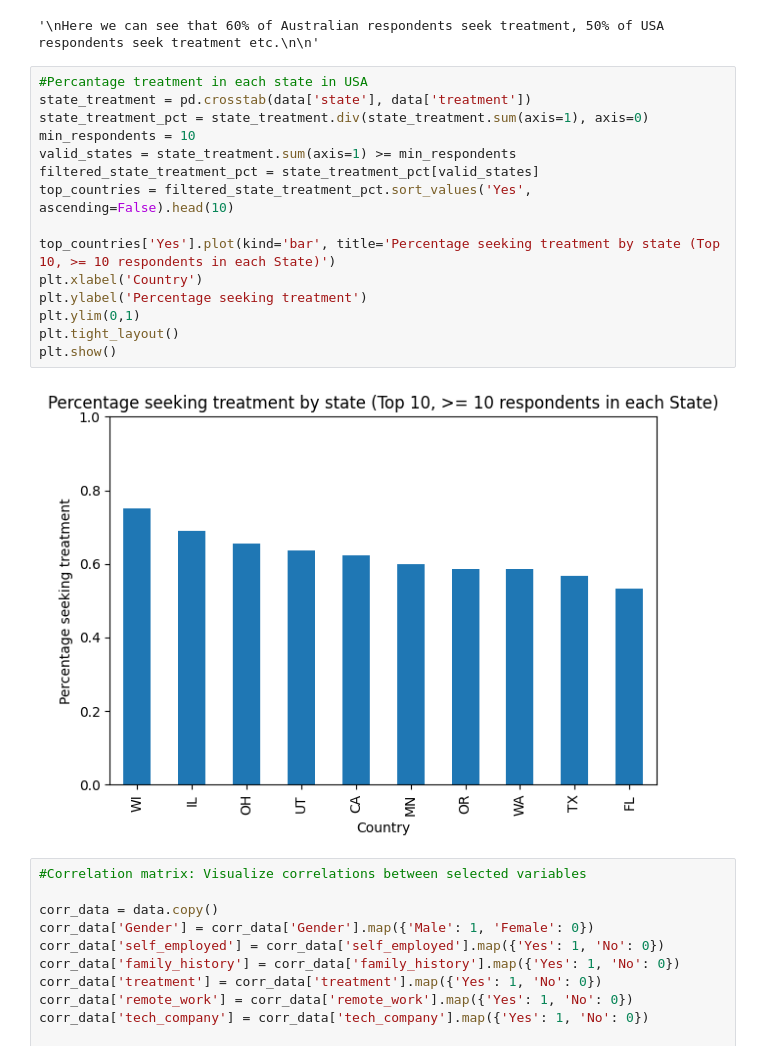
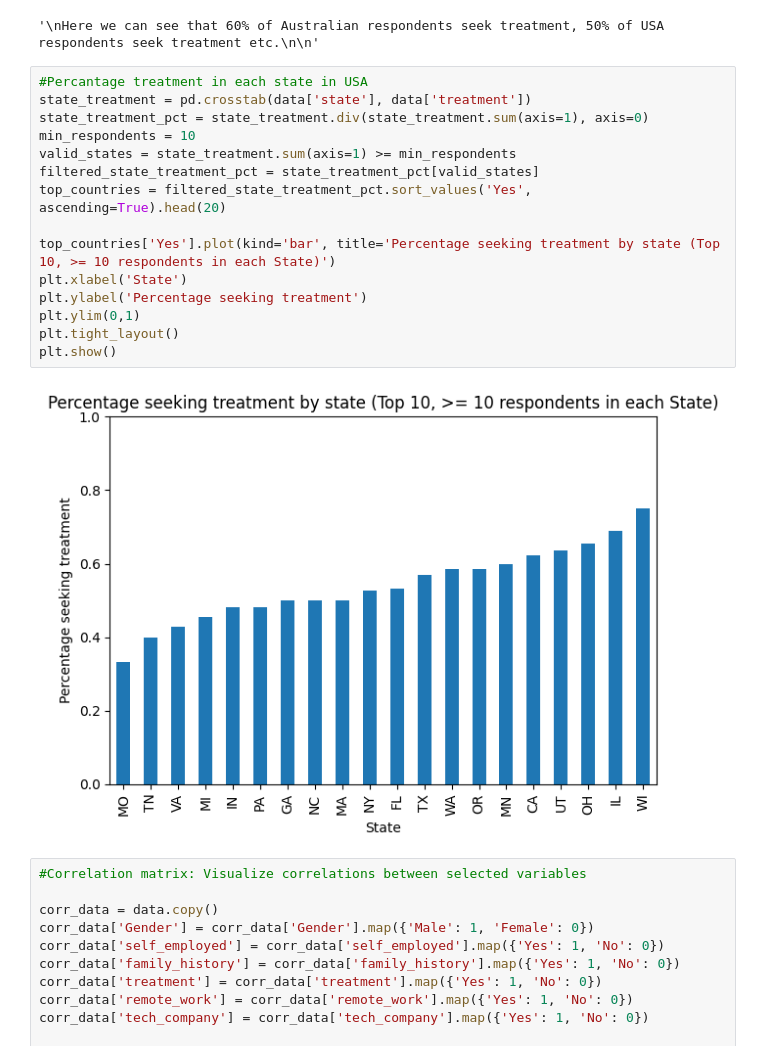
Before and after one commit to janek-j/intro_to_data_analytics, a Jupyter notebook: lab1/advanced/mental_health_exploration.ipynb, the cells around one changed output. Drawn from its saved outputs; the diff is of its cells as text.

```diff
--- a/lab1/advanced/mental_health_exploration.ipynb
+++ b/lab1/advanced/mental_health_exploration.ipynb
@@ -482,20 +487,20 @@ Here we can see that 60% of Australian respondents seek treatment, 50% of USA re
 # %%
 #Percantage treatment in each state in USA
 state_treatment = pd.crosstab(data['state'], data['treatment'])
 state_treatment_pct = state_treatment.div(state_treatment.sum(axis=1), axis=0)
 min_respondents = 10
 valid_states = state_treatment.sum(axis=1) >= min_respondents
 filtered_state_treatment_pct = state_treatment_pct[valid_states]
-top_countries = filtered_state_treatment_pct.sort_values('Yes', ascending=False).head(10)
+top_countries = filtered_state_treatment_pct.sort_values('Yes', ascending=True).head(20)
 
 top_countries['Yes'].plot(kind='bar', title='Percentage seeking treatment by state (Top 10, >= 10 respondents in each State)')
-plt.xlabel('Country')
+plt.xlabel('State')
 plt.ylabel('Percentage seeking treatment')
 plt.ylim(0,1)
 plt.tight_layout()
 plt.show()
 # %% [output]
-[figure, old version]
+[figure, new version]
 # %%
 #Correlation matrix: Visualize correlations between selected variables
 
```
Also changed, not shown: parts of 6 cells of this notebook.
